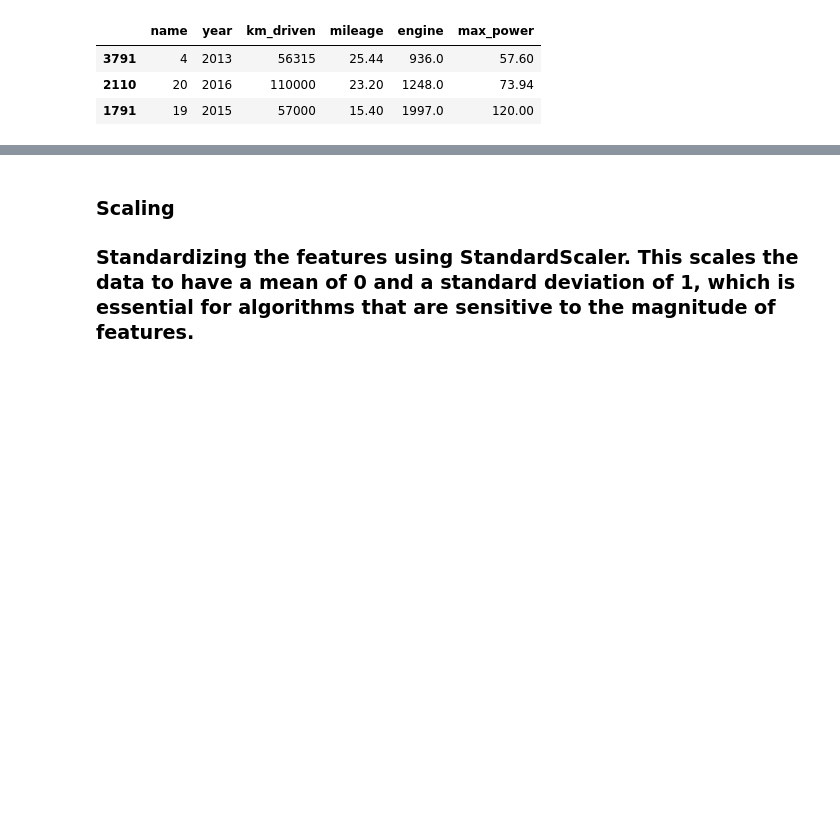
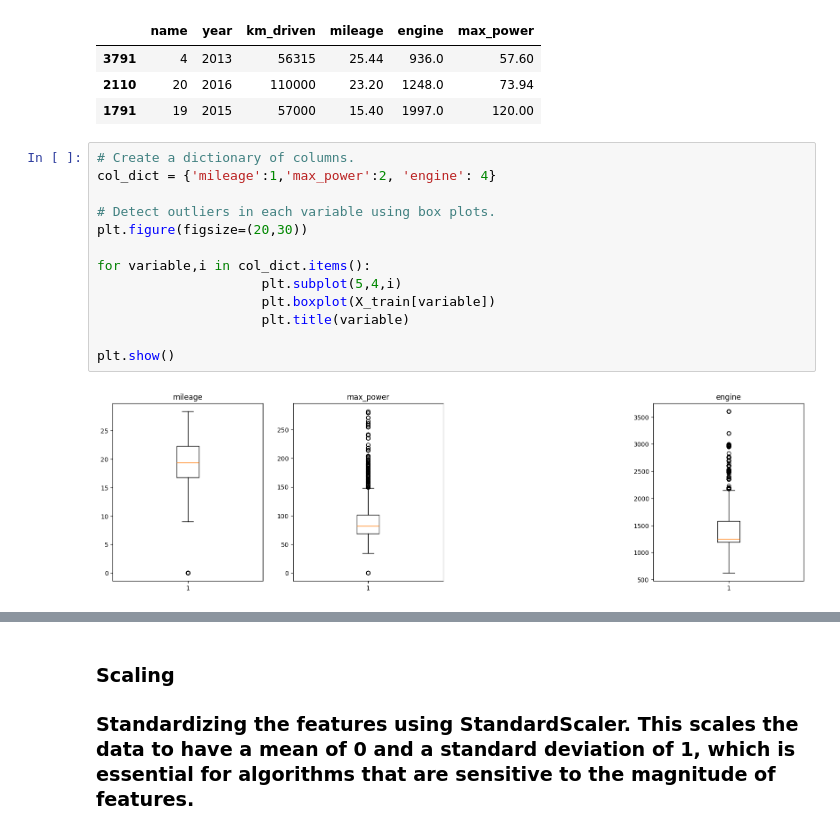
Before and after one commit to puskr99/car-price-prediction-ML, a Jupyter notebook: code/car-price-prediction.ipynb, the cells around one changed output, grey strips where cells are left out. Drawn from its saved outputs; the diff is of its cells as text; blank space fills up the shorter version.

Commit message:
outlier

```diff
--- a/code/car-price-prediction.ipynb
+++ b/code/car-price-prediction.ipynb
@@ -445,3 +445,18 @@ X_train.head(3)
 | 3791 | 4 | 2013 | 56315 | 25.44 | 936.0 | 57.60 |
 | 2110 | 20 | 2016 | 110000 | 23.20 | 1248.0 | 73.94 |
 | 1791 | 19 | 2015 | 57000 | 15.40 | 1997.0 | 120.00 |
+# %%
+# Create a dictionary of columns.
+col_dict = {'mileage':1,'max_power':2, 'engine': 4}
+
+# Detect outliers in each variable using box plots.
+plt.figure(figsize=(20,30))
+
+for variable,i in col_dict.items():
+                     plt.subplot(5,4,i)
+                     plt.boxplot(X_train[variable])
+                     plt.title(variable)
+
+plt.show()
+# %% [output]
+[figure, added]
```
Also changed, not shown: parts of 8 cells of this notebook, 1 other file.
